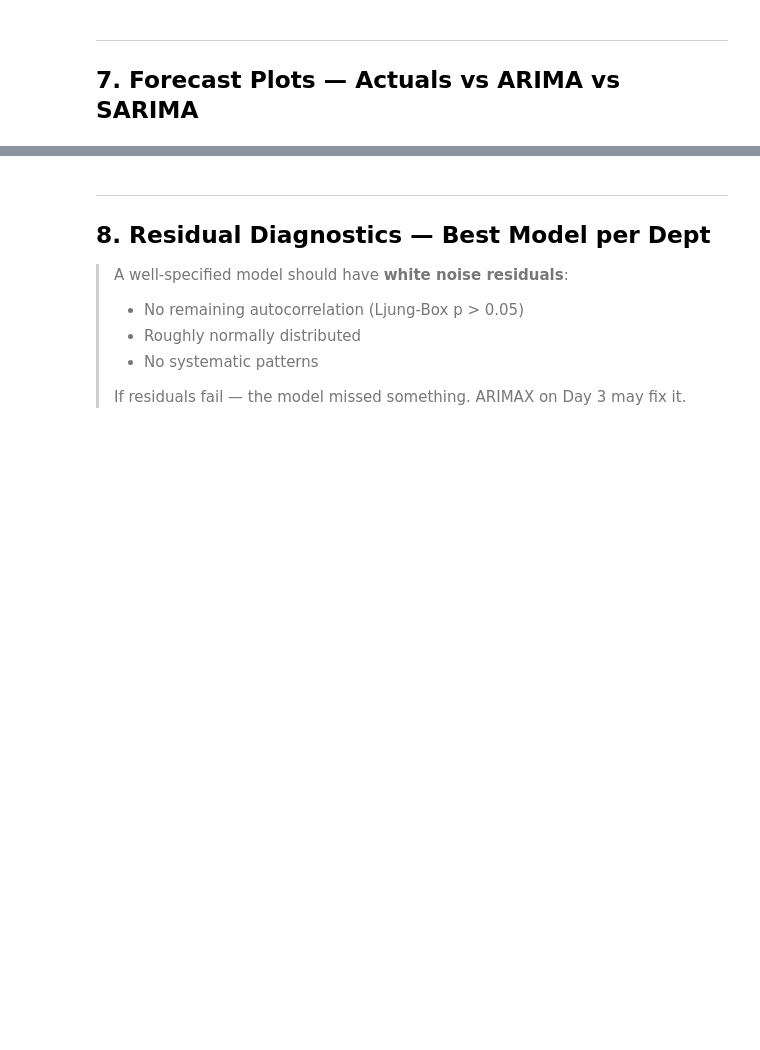
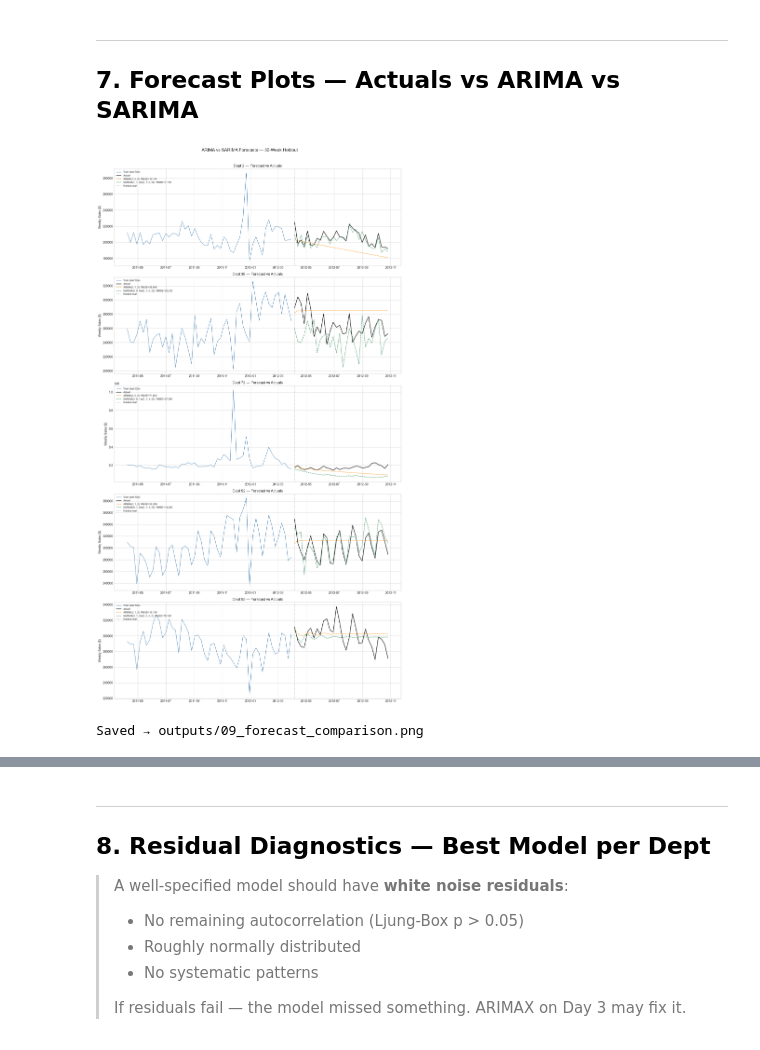
Before and after one commit to koushik7074/walmart-demand-forecasting-arima-lgbm-scenario-engine, a Jupyter notebook: walmart_day2_baseline.ipynb, the cells around one changed output, grey strips where cells are left out. Cells and saved outputs as stored; diff of their text form; code cells hidden in the pictures; blank space fills up the shorter version.

```diff
--- a/walmart_day2_baseline.ipynb
+++ b/walmart_day2_baseline.ipynb
@@ -231,0 +319,12 @@ for dept, res in sarima_results.items():
+# %%
+# Override sarima_results for Dept 95 with ARIMA numbers
+# SARIMA variants all performed worse — ARIMA(2,1,2) is the best baseline
+sarima_results[95]['RMSE']  = arima_results[95]['RMSE']   # 15189.77
+sarima_results[95]['MAE']   = arima_results[95]['MAE']     # 12202.26
+sarima_results[95]['MAPE']  = arima_results[95]['MAPE']    # 4.10
+sarima_results[95]['order'] = arima_results[95]['order']   # (2,1,2)
+sarima_results[95]['seasonal_order'] = (0, 0, 0, 0)        # no seasonal terms
+sarima_results[95]['AIC']   = arima_results[95]['AIC']     # 2528.12
+
+print('Dept 95 baseline overridden — ARIMA(2,1,2) beats all SARIMA variants')
+print(f'Final baseline RMSE: {sarima_results[95]["RMSE"]}')
@@ -272,46 +409,55 @@ print('\nSaved → outputs/day2_baseline_results.csv')
 # %%
 fig, axes = plt.subplots(len(DEPTS), 1, figsize=(14, 5*len(DEPTS)))
 
 for i, dept in enumerate(DEPTS):
     series      = build_series(dept)
     train, test = split_series(series)
+    test_index  = test.index
+    context     = train.iloc[-52:]
 
-    # Refit ARIMA
-    arima_model = auto_arima(
-        train, seasonal=False, stepwise=True,
-        suppress_warnings=True, error_action='ignore',
-        max_p=5, max_q=5
-    )
-    arima_preds = np.maximum(arima_model.predict(n_periods=HOLDOUT), 0)
+    # ── Refit ARIMA using stored order — no re-search ────────
+    a = arima_results[dept]
+    arima_fit   = SARIMAX(
+        train,
+        order=a['order'],
+        seasonal_order=(0, 0, 0, 0)
+    ).fit(disp=False)
+    arima_preds = np.maximum(arima_fit.forecast(steps=HOLDOUT), 0)
 
-    # Refit SARIMA
-    sarima_model = auto_arima(
-        train, seasonal=True, m=52, D=1, stepwise=True,
-        suppress_warnings=True, error_action='ignore',
-        max_p=3, max_q=3, max_P=2, max_Q=2
-    )
-    sarima_preds = np.maximum(sarima_model.predict(n_periods=HOLDOUT), 0)
+    # ── Refit SARIMA using stored order — no re-search ───────
+    s = sarima_results[dept]
+    sarima_fit  = SARIMAX(
+        train,
+        order=s['order'],
+        seasonal_order=s['seasonal_order'],
+        enforce_stationarity=False,
+        enforce_invertibility=False
+    ).fit(disp=False)
+    sarima_preds = np.maximum(sarima_fit.forecast(steps=HOLDOUT), 0)
 
-    # Context window: last 52 weeks of train + full test
-    context = train.iloc[-52:]
-    test_index = test.index
-
+    # ── Plot ──────────────────────────────────────────────────
     axes[i].plot(context.index, context.values,
                  color='steelblue', linewidth=1.0, label='Train (last 52w)')
     axes[i].plot(test_index, test.values,
                  color='black', linewidth=1.5, label='Actual')
     axes[i].plot(test_index, arima_preds,
-                 color='darkorange', linewidth=1.2, linestyle='--', label=f'ARIMA  RMSE={arima_results[dept]["RMSE"]:,.0f}')
+                 color='darkorange', linewidth=1.2, linestyle='--',
+                 label=f'ARIMA{a["order"]}  RMSE={a["RMSE"]:,.0f}')
     axes[i].plot(test_index, sarima_preds,
-                 color='seagreen', linewidth=1.2, linestyle='--', label=f'SARIMA RMSE={sarima_results[dept]["RMSE"]:,.0f}')
+                 color='seagreen', linewidth=1.2, linestyle='--',
+                 label=f'SARIMA{s["order"]}x{s["seasonal_order"]}  RMSE={s["RMSE"]:,.0f}')
 
-    axes[i].axvline(test_index[0], color='gray', linestyle=':', alpha=0.7, label='Holdout start')
+    axes[i].axvline(test_index[0], color='gray', linestyle=':',
+                    alpha=0.7, label='Holdout start')
     axes[i].set_title(f'Dept {dept} — Forecast vs Actuals', fontsize=12)
     axes[i].set_ylabel('Weekly Sales ($)')
     axes[i].legend(fontsize=8, loc='upper left')
 
 plt.suptitle('ARIMA vs SARIMA Forecasts — 30-Week Holdout', fontsize=14, y=1.01)
 plt.tight_layout()
 plt.savefig('outputs/09_forecast_comparison.png', dpi=150, bbox_inches='tight')
 plt.show()
 print('Saved → outputs/09_forecast_comparison.png')
+# %% [output]
+[figure, added]
+Saved → outputs/09_forecast_comparison.png
```
Also changed, not shown: parts of 14 cells of this notebook, 1 other file.
